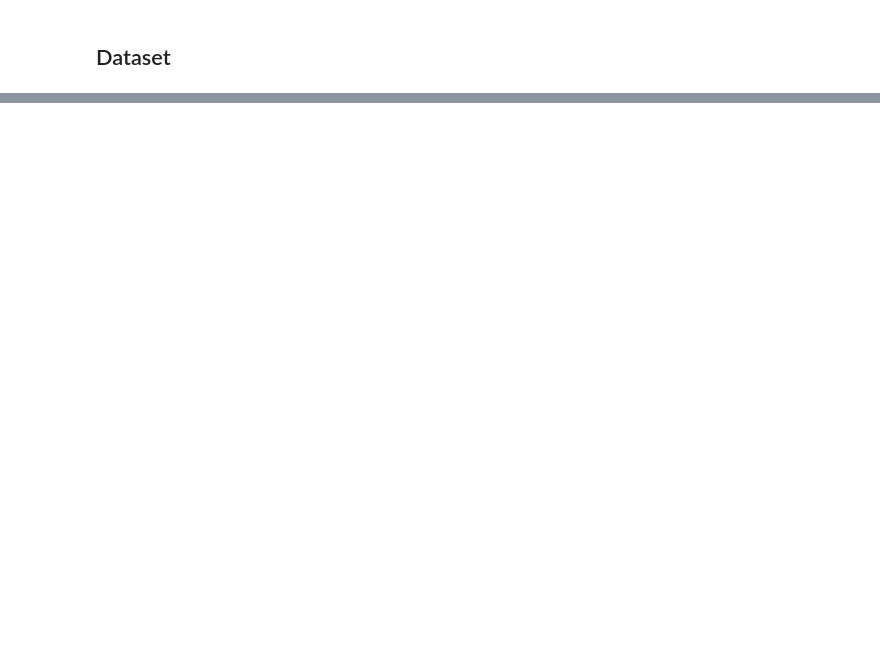
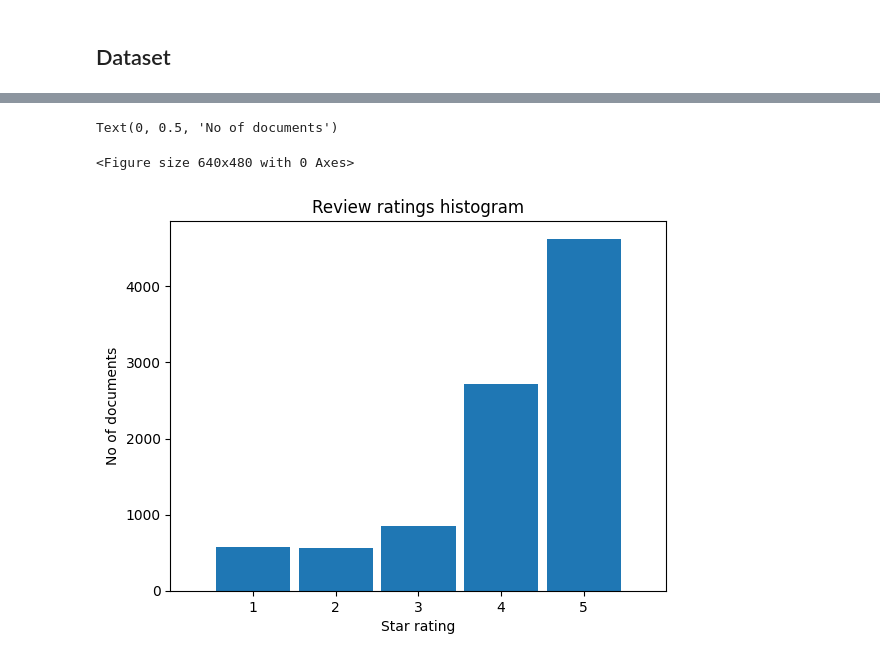
Before and after one commit to nataliarampon/topic-modeling, a Jupyter notebook: TopicModeling.ipynb, the cells around one changed output, grey strips where cells are left out. Saved outputs shown, nothing was run; the diff lists cells and outputs as text; code cells hidden in the pictures; blank space fills up the shorter version.

```diff
--- a/TopicModeling.ipynb
+++ b/TopicModeling.ipynb
@@ -39,0 +51,13 @@ df = pd.read_csv(DATASET_FILE)
+# %%
+import matplotlib.pyplot as plt
+plt.figure()
+df.hist('Rating', grid=False, bins=np.arange(7)-0.5, rwidth=0.9)
+plt.title('Review ratings histogram')
+plt.xlabel('Star rating')
+plt.xticks(range(1,6))
+plt.xlim([0, 6])
+plt.ylabel('No of documents')
+# %% [output]
+Text(0, 0.5, 'No of documents')
+<Figure size 640x480 with 0 Axes>
+[figure, added]
```
Also changed, not shown: parts of 6 cells of this notebook.
